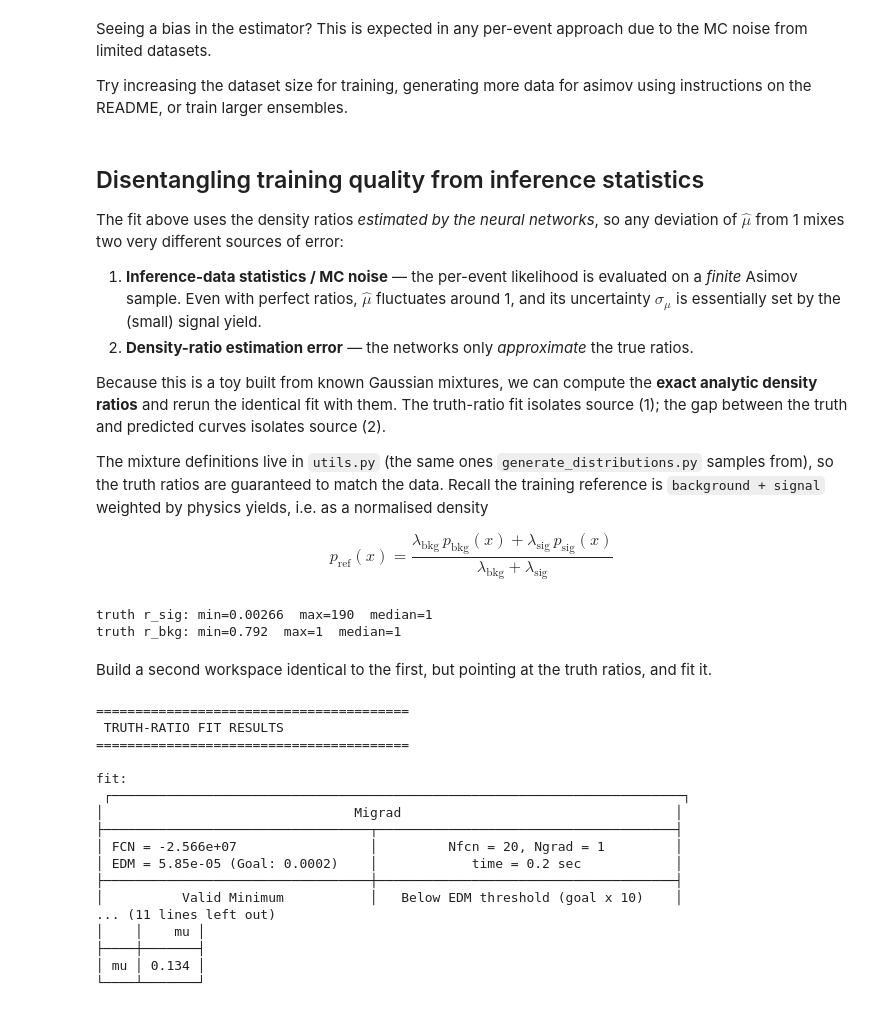
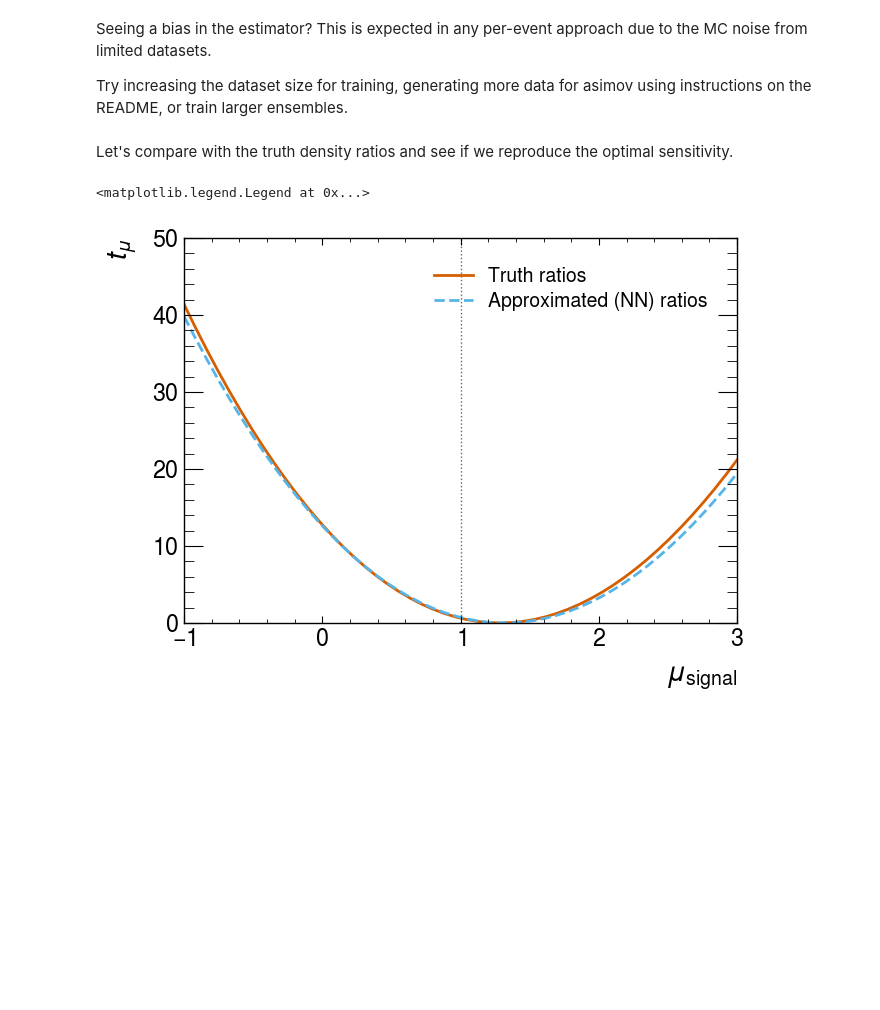
Before and after one commit to Ragansu/NSBI-workflow-tutorial, a Jupyter notebook: workshops/ml4hep_tifr/3_parameter_fitting.ipynb, the cells around one changed output. Cells and saved outputs as stored; diff of their text form; code cells hidden in the pictures; blank space fills up the shorter version.

Commit message:
cleanup of parameter fitting notebook

```diff
--- a/workshops/ml4hep_tifr/3_parameter_fitting.ipynb
+++ b/workshops/ml4hep_tifr/3_parameter_fitting.ipynb
@@ -239,91 +239,60 @@ Text(0, 1, '$t_\\mu$')
 Seeing a bias in the estimator? This is expected in any per-event approach due to the MC noise from limited datasets.
 
 Try increasing the dataset size for training, generating more data for asimov using instructions on the README, or train larger ensembles.
-# %% [markdown]
-Disentangling training quality from inference statistics
----
-
-The fit above uses the density ratios *estimated by the neural networks*, so any deviation of $\hat{\mu}$ from 1 mixes two very different sources of error:
-
-1. **Inference-data statistics / MC noise** — the per-event likelihood is evaluated on a *finite* Asimov sample. Even with perfect ratios, $\hat{\mu}$ fluctuates around 1, and its uncertainty $\sigma_\mu$ is essentially set by the (small) signal yield.
-2. **Density-ratio estimation error** — the networks only *approximate* the true ratios.
-
-Because this is a toy built from known Gaussian mixtures, we can compute the **exact analytic density ratios** and rerun the identical fit with them. The truth-ratio fit isolates source (1); the gap between the truth and predicted curves isolates source (2).
-
-The mixture definitions live in `utils.py` (the same ones `generate_distributions.py` samples from), so the truth ratios are guaranteed to match the data. Recall the training reference is `background + signal` weighted by physics yields, i.e. as a normalised density
-
-$$ p_\mathrm{ref}(x) = \frac{\lambda_\mathrm{bkg}\, p_\mathrm{bkg}(x) + \lambda_\mathrm{sig}\, p_\mathrm{sig}(x)}{\lambda_\mathrm{bkg} + \lambda_\mathrm{sig}} $$
+# %% [markdown]
+Let's compare with the truth density ratios and see if we reproduce the optimal sensitivity.
 # %%
 from utils import background_components, signal_components, mixture_density
 
-# The training reference is background + signal, weighted by physics yields,
-# so as a normalised density p_ref = (lam_bkg p_bkg + lam_sig p_sig)/(lam_bkg+lam_sig).
+# Analytic (truth) density ratios, using the same reference as the training:
+# p_ref = (lam_bkg p_bkg + lam_sig p_sig) / (lam_bkg + lam_sig)
 lam_bkg = TOTAL_YIELD["background"]
 lam_sig = TOTAL_YIELD["signal"]
-
-# Evaluate the analytic densities on the same Asimov dataset used above
 X_asimov = asimov_dataset[training_features].values
 p_bkg = mixture_density(X_asimov, background_components())
 p_sig = mixture_density(X_asimov, signal_components())
 p_ref = (lam_bkg * p_bkg + lam_sig * p_sig) / (lam_bkg + lam_sig)
 
-# The exact density ratios the networks are trying to learn
-r_sig_truth = p_sig / p_ref
-r_bkg_truth = p_bkg / p_ref
-
 PATH_TO_RATIOS_TRUTH = {
     "signal": "saved_ratios_asimov/ratio_SigvsRef_truth.npy",
     "background": "saved_ratios_asimov/ratio_BkgvsRef_truth.npy",
 }
-np.save(PATH_TO_RATIOS_TRUTH["signal"], r_sig_truth)
-np.save(PATH_TO_RATIOS_TRUTH["background"], r_bkg_truth)
-
-print(f"truth r_sig: min={r_sig_truth.min():.3g}  max={r_sig_truth.max():.3g}  median={np.median(r_sig_truth):.3g}")
-print(f"truth r_bkg: min={r_bkg_truth.min():.3g}  max={r_bkg_truth.max():.3g}  median={np.median(r_bkg_truth):.3g}")
+np.save(PATH_TO_RATIOS_TRUTH["signal"], p_sig / p_ref)
+np.save(PATH_TO_RATIOS_TRUTH["background"], p_bkg / p_ref)
-# %% [output]
-truth r_sig: min=0.00266  max=190  median=1
-truth r_bkg: min=0.792  max=1  median=1
-# %% [markdown]
-Build a second workspace identical to the first, but pointing at the truth ratios, and fit it.
 # %%
 def make_workspace_truth():
     """Same workspace as make_workspace(), but with the analytic (truth) ratios."""
     ws = make_workspace()
     ws["channels"][0]["samples"][0]["ratios"] = PATH_TO_RATIOS_TRUTH["signal"]
     ws["channels"][0]["samples"][1]["ratios"] = PATH_TO_RATIOS_TRUTH["background"]
     return ws
 
 
-ws_truth = make_workspace_truth()
-model_truth = nsbi_common_utils.models.sbi_parametric_model(workspace=ws_truth, measurement_to_fit="meas")
+model_truth = nsbi_common_utils.models.sbi_parametric_model(
+    workspace=make_workspace_truth(), measurement_to_fit="meas")
 list_params_t, init_values_t = model_truth.get_model_parameters()
 inf_truth = nsbi_common_utils.inference.inference(
     model_nll=model_truth.model,
     initial_values=init_values_t,
     list_parameters=list_params_t,
     num_unconstrained_params=model_truth.num_unconstrained_param,
     model_grad=model_truth.model_grad,
 )
 
-print("\n" + "=" * 40)
-print(" TRUTH-RATIO FIT RESULTS ")
-print("=" * 40 + "\n")
-inf_truth.perform_fit(freeze_params=[])
+SCAN_RANGE = (-1.0, 3.0)
+scan_truth, tmu_truth = inf_truth.perform_profile_scan(
+    parameter_name="mu", freeze_params=[], bound_range=SCAN_RANGE, fit_strategy=0, size=50)
+scan_pred, tmu_pred = inf_nsbi.perform_profile_scan(
+    parameter_name="mu", freeze_params=[], bound_range=SCAN_RANGE, fit_strategy=0, size=50)
+
+fig, ax = plt.subplots(figsize=(7, 5))
+ax.plot(scan_truth, tmu_truth, lw=2, label="Truth ratios")
+ax.plot(scan_pred, tmu_pred, lw=2, ls="--", label="Approximated (NN) ratios")
+ax.axvline(1.0, color="black", ls=":", lw=1, alpha=0.6)
+ax.set_ylim(bottom=0)
+ax.set_xlabel(r"$\mu_\mathrm{signal}$")
+ax.set_ylabel(r"$t_\mu$")
+ax.legend()
 # %% [output]
-========================================
- TRUTH-RATIO FIT RESULTS
-========================================
-
-fit:
- ┌─────────────────────────────────────────────────────────────────────────┐
-│                                Migrad                                   │
-├──────────────────────────────────┬──────────────────────────────────────┤
-│ FCN = -2.566e+07                 │         Nfcn = 20, Ngrad = 1         │
-│ EDM = 5.85e-05 (Goal: 0.0002)    │            time = 0.2 sec            │
-├──────────────────────────────────┼──────────────────────────────────────┤
-│          Valid Minimum           │   Below EDM threshold (goal x 10)    │
-... (11 lines left out)
-│    │    mu │
-├────┼───────┤
-│ mu │ 0.134 │
-└────┴───────┘
+<matplotlib.legend.Legend at 0x...>
+[figure, added]
```
Also changed, not shown: parts of 6 cells of this notebook.
